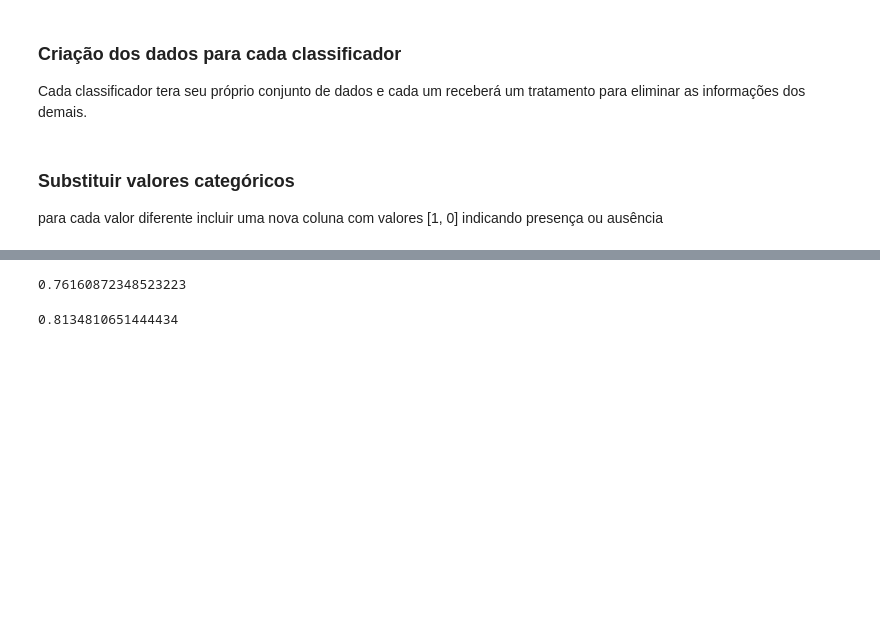
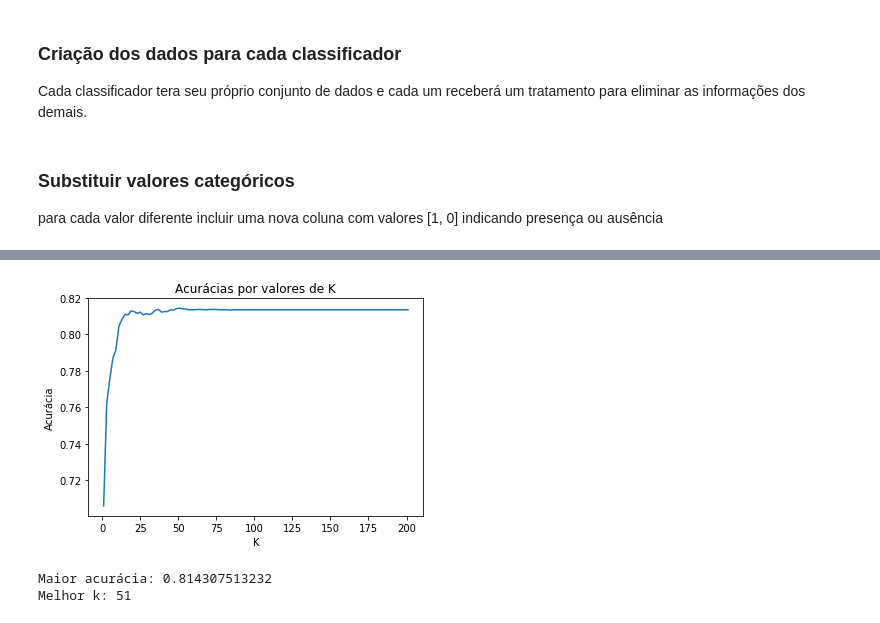
Before and after one commit to esron/DataMineCup2015, a Jupyter notebook: Tratamento.ipynb, the cells around one changed output, grey strips where cells are left out. Drawn from its saved outputs; the diff is of its cells as text; code cells hidden in the pictures; blank space fills up the shorter version.

```diff
--- a/Tratamento.ipynb
+++ b/Tratamento.ipynb
@@ -98,21 +103,12 @@ plotAcc(X, y, list(range(1, 203, 2)))
-# %%
-X = data_coupon1.copy()
-del X['coupon1Used']
-y = data_coupon1['coupon1Used']
-
-scores = cross_val_score(knn, X, y, cv=10)
-np.mean(scores)
-# %% [output]
-0.76160872348523223
 # %%
 X = data_coupon2.copy()
 del X['coupon2Used']
 y = data_coupon2['coupon2Used']
-
-scores = cross_val_score(knn, X, y, cv=10)
-np.mean(scores)
+plotAcc(X, y, list(range(1, 203, 2)))
 # %% [output]
+[figure, added]
-0.8134810651444434
+Maior acurácia: 0.814307513232
+Melhor k: 51
 # %%
 X = data_coupon3.copy()
 del X['coupon3Used']
```
Also changed, not shown: parts of 3 cells of this notebook.
